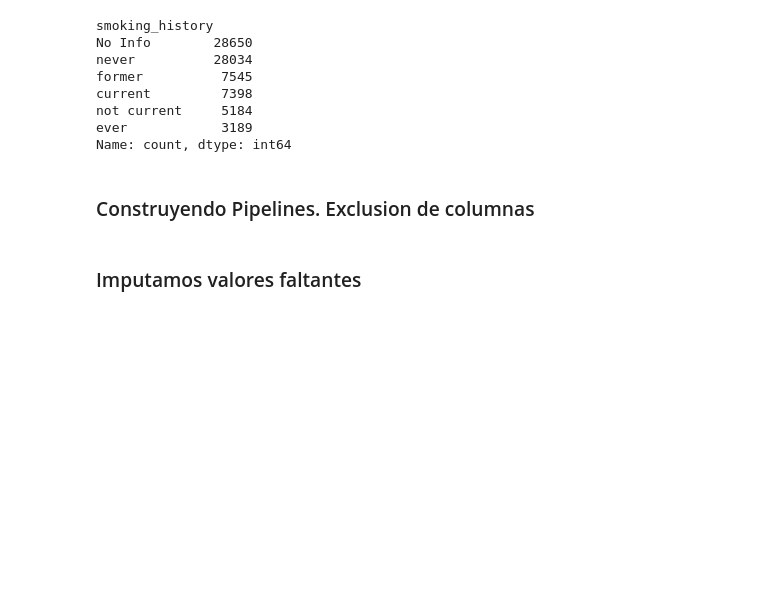
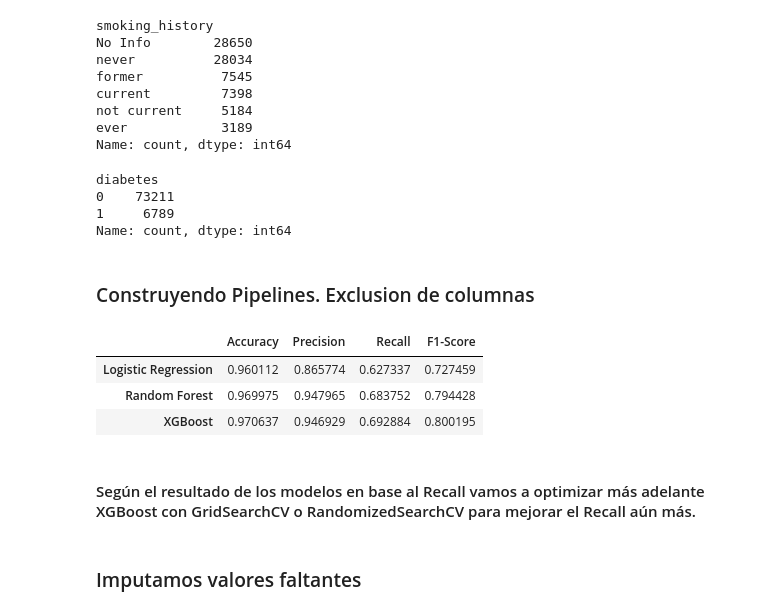
Before and after one commit to annahico/Team-Challenge_Team08, a Jupyter notebook: src/result_notebook/Turing_Pipelines_I.ipynb, the cells around one changed output. Saved outputs shown, nothing was run; the diff lists cells and outputs as text; code cells hidden in the pictures; blank space fills up the shorter version.

Commit message:
Commit Resultados Notebook

```diff
--- a/src/result_notebook/Turing_Pipelines_I.ipynb
+++ b/src/result_notebook/Turing_Pipelines_I.ipynb
@@ -213,5 +233,14 @@ current         7398
 not current     5184
 ever            3189
 Name: count, dtype: int64
+# %%
+# Contar los valores únicos de la columna objetivo 'diabetes'
+diabetes_counts = train_set['diabetes'].value_counts()
+diabetes_counts
+# %% [output]
+diabetes
+0    73211
+1     6789
+Name: count, dtype: int64
 # %% [markdown]
 ### Construyendo Pipelines. Exclusion de columnas
@@ -218,3 +280,40 @@ Name: count, dtype: int64
+# %%
+# Definir modelos iniciales:
+# 1) Regresión Logística
+# 2) Random Forest
+# 3) XGBoost
+models = {
+    "Logistic Regression": LogisticRegression(max_iter=1000, random_state=42),
+    "Random Forest": RandomForestClassifier(n_estimators=100, random_state=42),
+    "XGBoost": XGBClassifier(use_label_encoder=False, eval_metric="logloss", random_state=42)
+}
+
+# Definir las métricas que queremos evaluar
+scoring_metrics = ["accuracy", "precision", "recall", "f1"]
+
+# Evaluar cada modelo con validación cruzada
+results = {}
+
+for name, model in models.items():
+    scores = cross_validate(model, X_train_preprocessed, y_train, cv=5, scoring=scoring_metrics, n_jobs=-1)
+
+    results[name] = {
+        "Accuracy": np.mean(scores["test_accuracy"]),
+        "Precision": np.mean(scores["test_precision"]),
+        "Recall": np.mean(scores["test_recall"]),
+        "F1-Score": np.mean(scores["test_f1"])
+    }
+
+# Convertir resultados a un DataFrame y mostrar
+results_df = pd.DataFrame(results).T
+results_df
+# %% [output]
+|  | Accuracy | Precision | Recall | F1-Score |
+| Logistic Regression | 0.960112 | 0.865774 | 0.627337 | 0.727459 |
+| Random Forest | 0.969975 | 0.947965 | 0.683752 | 0.794428 |
+| XGBoost | 0.970637 | 0.946929 | 0.692884 | 0.800195 |
+# %% [markdown]
+#### Según el resultado de los modelos en base al Recall vamos a optimizar más adelante XGBoost con GridSearchCV o RandomizedSearchCV para mejorar el Recall aún más.
 # %% [markdown]
 ### Imputamos valores faltantes
 # %% [markdown]
```
Also changed, not shown: parts of 19 cells of this notebook, 3 other files.
